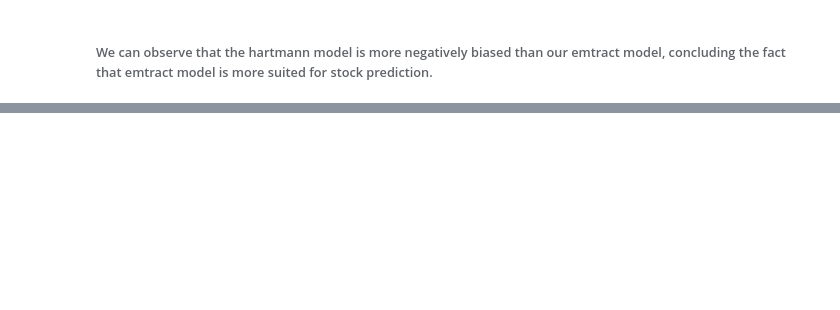
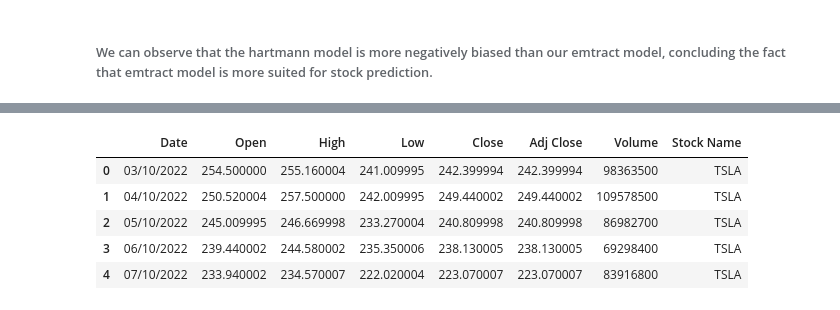
Before and after one commit to Abhinav0909/Stock-Prediction-using-Contrastive-Learning, a Jupyter notebook: Stock Prediction.ipynb, the cells around one changed output, grey strips where cells are left out. Cells and saved outputs as stored; diff of their text form; code cells hidden in the pictures; blank space fills up the shorter version.

```diff
--- a/Stock Prediction.ipynb
+++ b/Stock Prediction.ipynb
@@ -1042,7 +1665,15 @@ df_test_financial_news_with_emotions_cleaned.head()
 # %%
-df_ohclv_test = pd.read_csv("/content/ohlcv_data.csv")
+# Directly fetching from the drive post loading the test data once
+df_ohclv_test = pd.read_csv("/content/drive/MyDrive/Practicum/yfinance_ohlcv_data.csv")
 df_ohclv_test['Date'] = pd.to_datetime(df_ohclv_test['Date']).dt.strftime('%d/%m/%Y')
 df_ohclv_test.head()
+# %% [output]
+|  | Date | Open | High | Low | Close | Adj Close | Volume | Stock Name |
+| 0 | 03/10/2022 | 254.500000 | 255.160004 | 241.009995 | 242.399994 | 242.399994 | 98363500 | TSLA |
+| 1 | 04/10/2022 | 250.520004 | 257.500000 | 242.009995 | 249.440002 | 249.440002 | 109578500 | TSLA |
+| 2 | 05/10/2022 | 245.009995 | 246.669998 | 233.270004 | 240.809998 | 240.809998 | 86982700 | TSLA |
+| 3 | 06/10/2022 | 239.440002 | 244.580002 | 235.350006 | 238.130005 | 238.130005 | 69298400 | TSLA |
+| 4 | 07/10/2022 | 233.940002 | 234.570007 | 222.020004 | 223.070007 | 223.070007 | 83916800 | TSLA |
 # %%
 # Merge the datasets on date parameter
 
```
Also changed, not shown: parts of 77 cells of this notebook.
